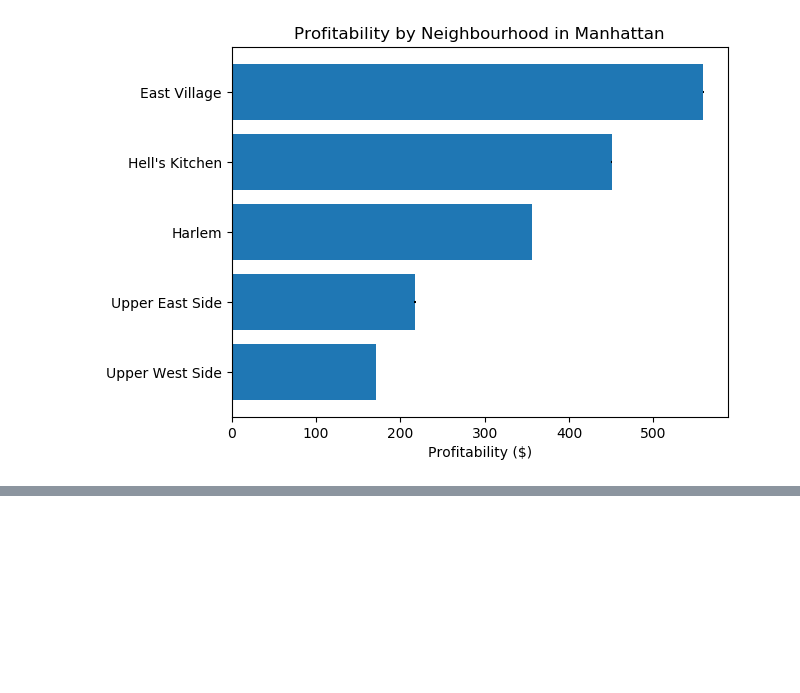
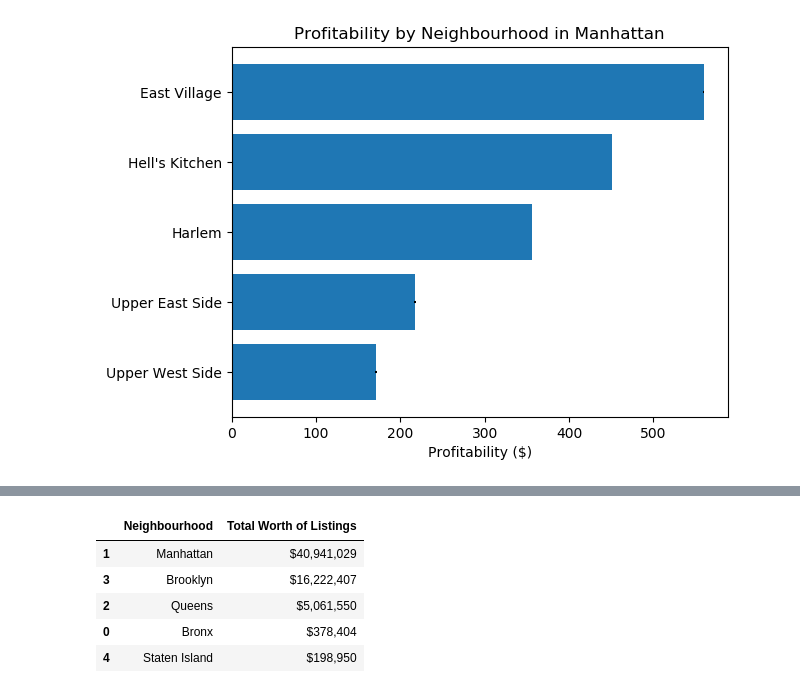
Before and after one commit to alexturkmen/Airbnb-New-York-Renterpreneurs, a Jupyter notebook: Manhattan.ipynb, the cells around one changed output, grey strips where cells are left out. Cells and saved outputs as stored; diff of their text form; code cells hidden in the pictures; blank space fills up the shorter version.

```diff
--- a/Manhattan.ipynb
+++ b/Manhattan.ipynb
@@ -543,0 +579,10 @@ crime_df
+# %%
+bronx_worth = sum(airbnb_df.loc[airbnb_df['neighbourhood_group'] == 'Bronx', 'min_price_to_stay'])
+
+manhattan_worth = sum(airbnb_df.loc[airbnb_df['neighbourhood_group'] == 'Manhattan', 'min_price_to_stay'])
+
+queens_worth = sum(airbnb_df.loc[airbnb_df['neighbourhood_group'] == 'Queens', 'min_price_to_stay'])
+
+brooklyn_worth = sum(airbnb_df.loc[airbnb_df['neighbourhood_group'] == 'Brooklyn', 'min_price_to_stay'])
+
+staten_island_worth = sum(airbnb_df.loc[airbnb_df['neighbourhood_group'] == 'Staten Island', 'min_price_to_stay'])
@@ -543,0 +595,20 @@ crime_df
+# %%
+worth_list_df = pd.DataFrame({'Neighbourhood': worth_neighbourhood_list,
+                                   'Total Worth of Listings': worth_list
+
+})
+
+worth_list_df = worth_list_df.sort_values(by='Total Worth of Listings', ascending=False)
+
+
+
+worth_list_df['Total Worth of Listings'] = worth_list_df['Total Worth of Listings'].astype(float).map("${:,.0f}".format)
+
+worth_list_df
+# %% [output]
+|  | Neighbourhood | Total Worth of Listings |
+| 1 | Manhattan | $40,941,029 |
+| 3 | Brooklyn | $16,222,407 |
+| 2 | Queens | $5,061,550 |
+| 0 | Bronx | $378,404 |
+| 4 | Staten Island | $198,950 |
```
Also changed, not shown: parts of 25 cells of this notebook.
